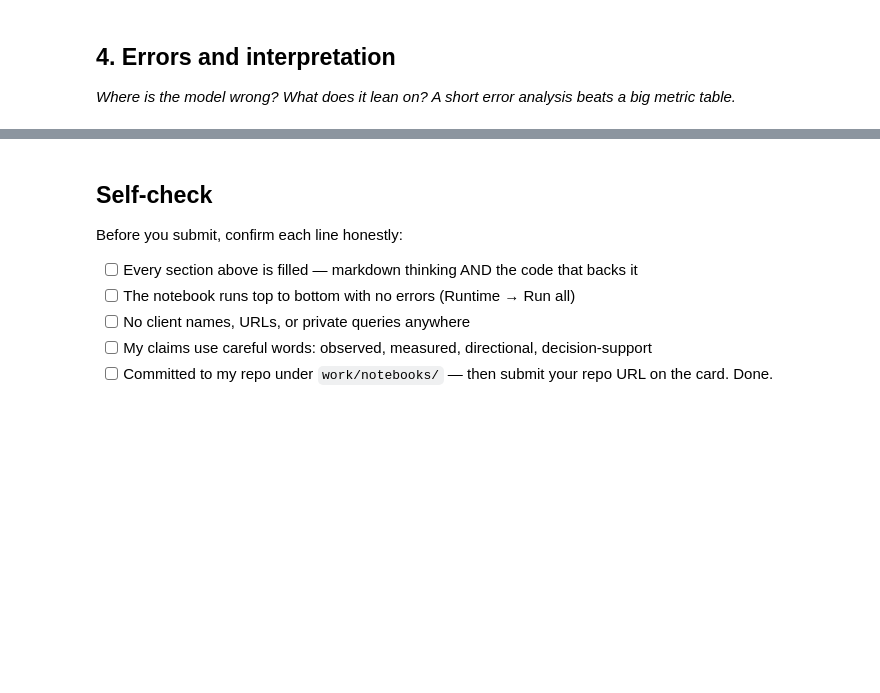
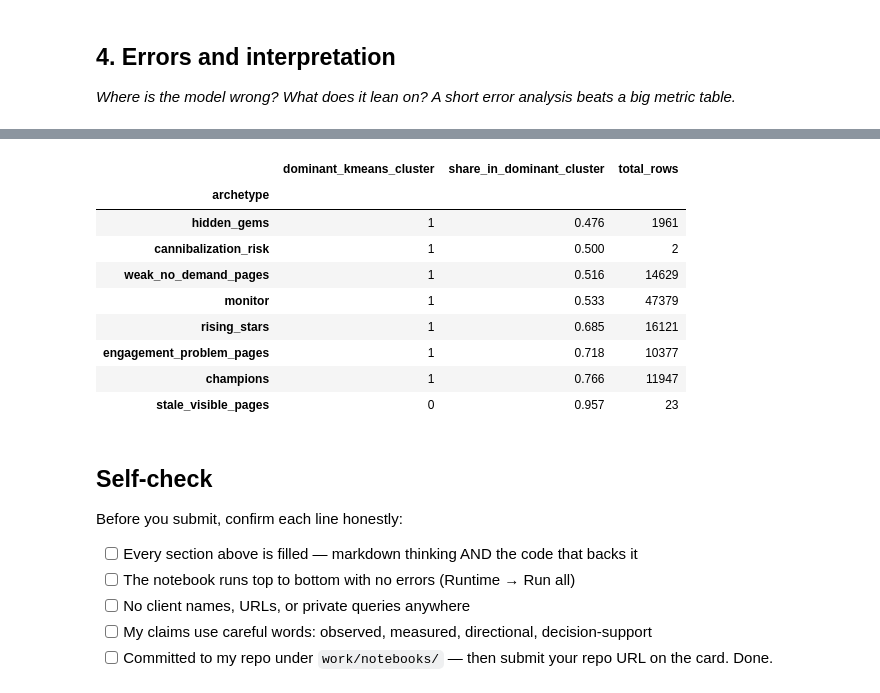
Before and after one commit to tracy030115/flyrank-ml, a Jupyter notebook: work/notebooks/w05_model.ipynb, the cells around one changed output, grey strips where cells are left out. Drawn from its saved outputs; the diff is of its cells as text; code cells hidden in the pictures; blank space fills up the shorter version.

```diff
--- a/work/notebooks/w05_model.ipynb
+++ b/work/notebooks/w05_model.ipynb
@@ -29,0 +236,5 @@ This skeleton is yours to fill. Work the sections **in order** — each one has
+# %%
+page_level["split"] = np.where(
+    page_level["client_hash_id"].isin(train_clients), "train", "test"
+)
+page_level["split"].value_counts()
@@ -29,0 +260,21 @@ This skeleton is yours to fill. Work the sections **in order** — each one has
+# %%
+from sklearn.preprocessing import StandardScaler
+from sklearn.cluster import KMeans
+from sklearn.metrics import silhouette_score
+
+scaler = StandardScaler()
+X_train = scaler.fit_transform(train[feature_cols])
+X_test = scaler.transform(test[feature_cols])
+
+k = 7
+kmeans = KMeans(n_clusters=k, random_state=42, n_init=10)
+train_clusters = kmeans.fit_predict(X_train)
+test_clusters = kmeans.predict(X_test)
+
+train["kmeans_cluster"] = train_clusters
+test["kmeans_cluster"] = test_clusters
+
+train_silhouette = silhouette_score(X_train, train_clusters)
+test_silhouette = silhouette_score(X_test, test_clusters)
+print(f"train silhouette: {train_silhouette:.3f}")
+print(f"test silhouette: {test_silhouette:.3f}")
@@ -34,3 +290,32 @@ This skeleton is yours to fill. Work the sections **in order** — each one has
+# %%
+# Step 3: Where K-Means and the rule based archetype disagree the most
+
+# cross tab of rule based archetype vs kmeans cluster assignment
+overlap = pd.crosstab(train["archetype"], train["kmeans_cluster"])
+
+# for each rule based archetype, find which single kmeans cluster holds
+# the largest share of its rows, and what that share actually is
+dominant_cluster = overlap.idxmax(axis=1)
+dominant_share = overlap.max(axis=1) / overlap.sum(axis=1)
+
+agreement_summary = pd.DataFrame({
+    "dominant_kmeans_cluster": dominant_cluster,
+    "share_in_dominant_cluster": dominant_share.round(3),
+    "total_rows": overlap.sum(axis=1)
+}).sort_values("share_in_dominant_cluster")
+
+agreement_summary
+# %% [output]
+|  | dominant_kmeans_cluster | share_in_dominant_cluster | total_rows |
+| archetype |  |  |  |
+| hidden_gems | 1 | 0.476 | 1961 |
+| cannibalization_risk | 1 | 0.500 | 2 |
+| weak_no_demand_pages | 1 | 0.516 | 14629 |
+| monitor | 1 | 0.533 | 47379 |
+| rising_stars | 1 | 0.685 | 16121 |
+| engagement_problem_pages | 1 | 0.718 | 10377 |
+| champions | 1 | 0.766 | 11947 |
+| stale_visible_pages | 0 | 0.957 | 23 |
 # %%
 # This cell is for CODE (numbers, a query, a check).
 # Write your text answer in the cell ABOVE this one — typing sentences here breaks Run All.
```
Also changed, not shown: parts of 15 cells of this notebook.
